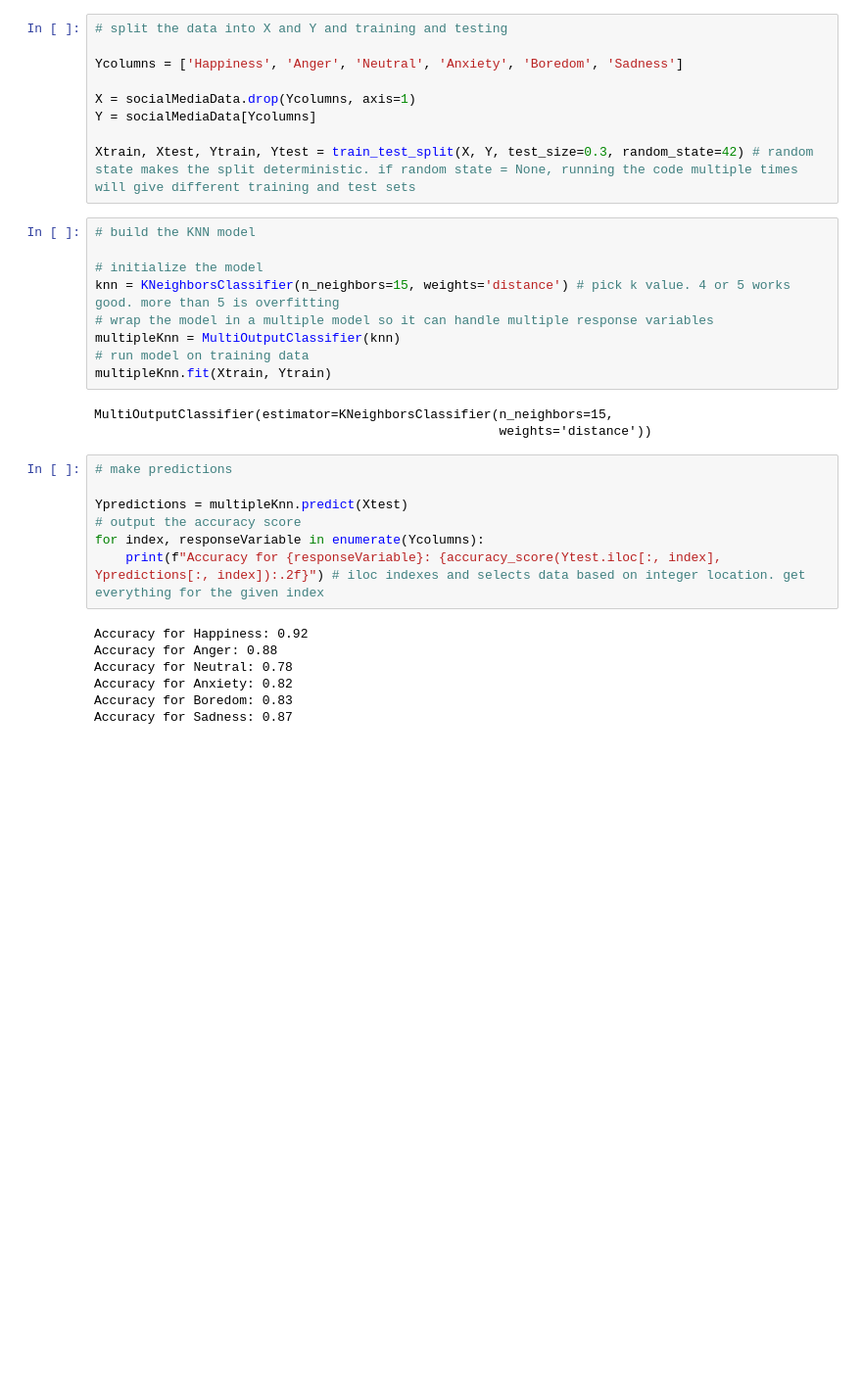
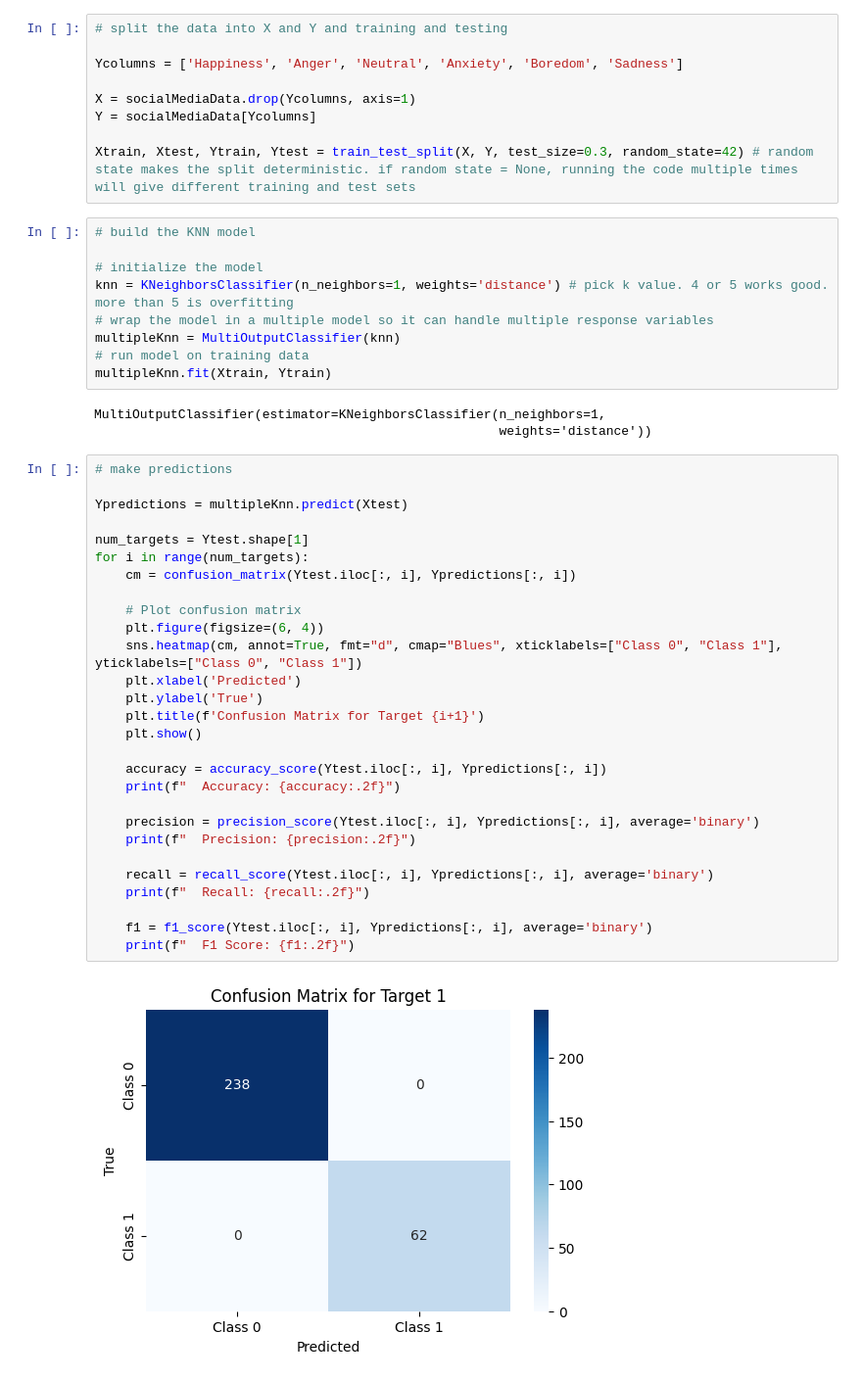
Before and after one commit to JDCPrograms2017/475-Final-Project, a Jupyter notebook: knn-classifier.ipynb, the cells around one changed output. Shown at 98% size. Cells and saved outputs as stored; diff of their text form; blank space fills up the shorter version.

Commit message:
Modified the KNN algorithm to have k = 1 and use standardized data.

```diff
--- a/knn-classifier.ipynb
+++ b/knn-classifier.ipynb
@@ -39,25 +42,41 @@ Xtrain, Xtest, Ytrain, Ytest = train_test_split(X, Y, test_size=0.3, random_stat
 # build the KNN model
 
 # initialize the model
-knn = KNeighborsClassifier(n_neighbors=15, weights='distance') # pick k value. 4 or 5 works good. more than 5 is overfitting
+knn = KNeighborsClassifier(n_neighbors=1, weights='distance') # pick k value. 4 or 5 works good. more than 5 is overfitting
 # wrap the model in a multiple model so it can handle multiple response variables
 multipleKnn = MultiOutputClassifier(knn)
 # run model on training data
 multipleKnn.fit(Xtrain, Ytrain)
 # %% [output]
-MultiOutputClassifier(estimator=KNeighborsClassifier(n_neighbors=15,
+MultiOutputClassifier(estimator=KNeighborsClassifier(n_neighbors=1,
                                                      weights='distance'))
-# %%
-# make predictions
-
-Ypredictions = multipleKnn.predict(Xtest)
-# output the accuracy score
-for index, responseVariable in enumerate(Ycolumns):
-    print(f"Accuracy for {responseVariable}: {accuracy_score(Ytest.iloc[:, index], Ypredictions[:, index]):.2f}") # iloc indexes and selects data based on integer location. get everything for the given index
-# %% [output]
-Accuracy for Happiness: 0.92
-Accuracy for Anger: 0.88
-Accuracy for Neutral: 0.78
-Accuracy for Anxiety: 0.82
-Accuracy for Boredom: 0.83
-Accuracy for Sadness: 0.87
+# %%
+# make predictions
+
+Ypredictions = multipleKnn.predict(Xtest)
+
+num_targets = Ytest.shape[1]
+for i in range(num_targets):
+    cm = confusion_matrix(Ytest.iloc[:, i], Ypredictions[:, i])
+
+    # Plot confusion matrix
+    plt.figure(figsize=(6, 4))
+    sns.heatmap(cm, annot=True, fmt="d", cmap="Blues", xticklabels=["Class 0", "Class 1"], yticklabels=["Class 0", "Class 1"])
+    plt.xlabel('Predicted')
+    plt.ylabel('True')
+    plt.title(f'Confusion Matrix for Target {i+1}')
+    plt.show()
+
+    accuracy = accuracy_score(Ytest.iloc[:, i], Ypredictions[:, i])
+    print(f"  Accuracy: {accuracy:.2f}")
+
+    precision = precision_score(Ytest.iloc[:, i], Ypredictions[:, i], average='binary')
+    print(f"  Precision: {precision:.2f}")
+
+    recall = recall_score(Ytest.iloc[:, i], Ypredictions[:, i], average='binary')
+    print(f"  Recall: {recall:.2f}")
+
+    f1 = f1_score(Ytest.iloc[:, i], Ypredictions[:, i], average='binary')
+    print(f"  F1 Score: {f1:.2f}")
+# %% [output]
+[figure, added]
```
Also changed, not shown: parts of 3 cells of this notebook.
